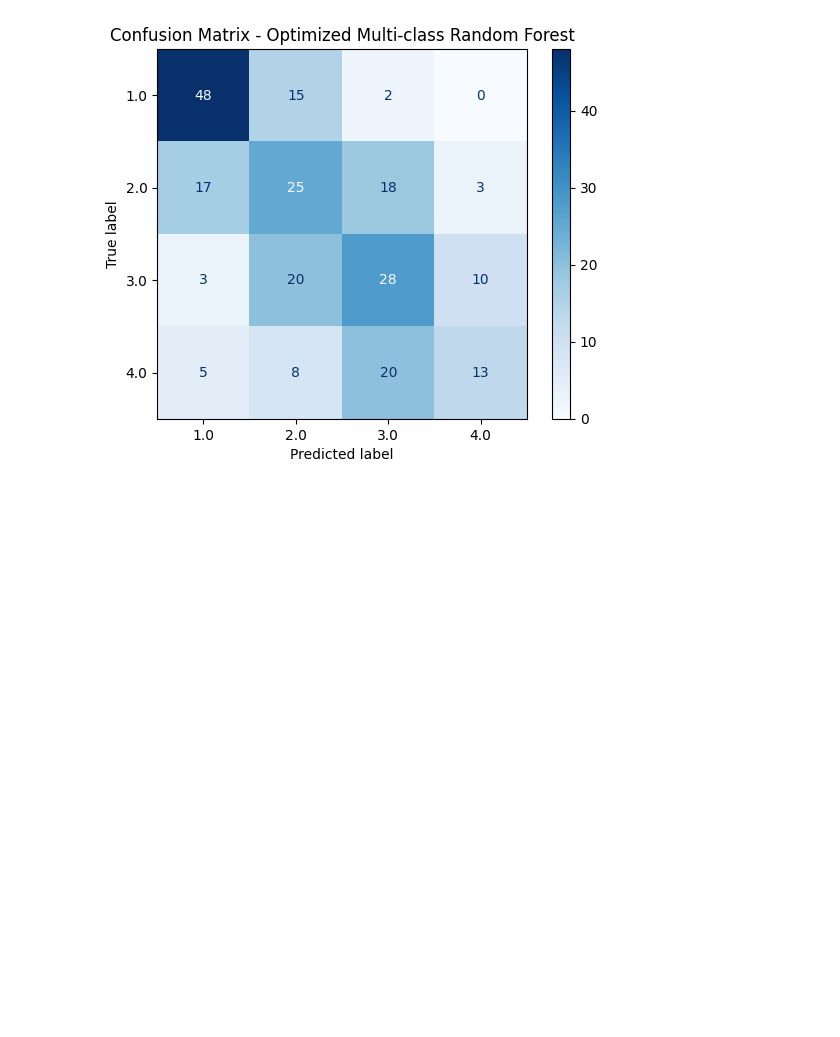
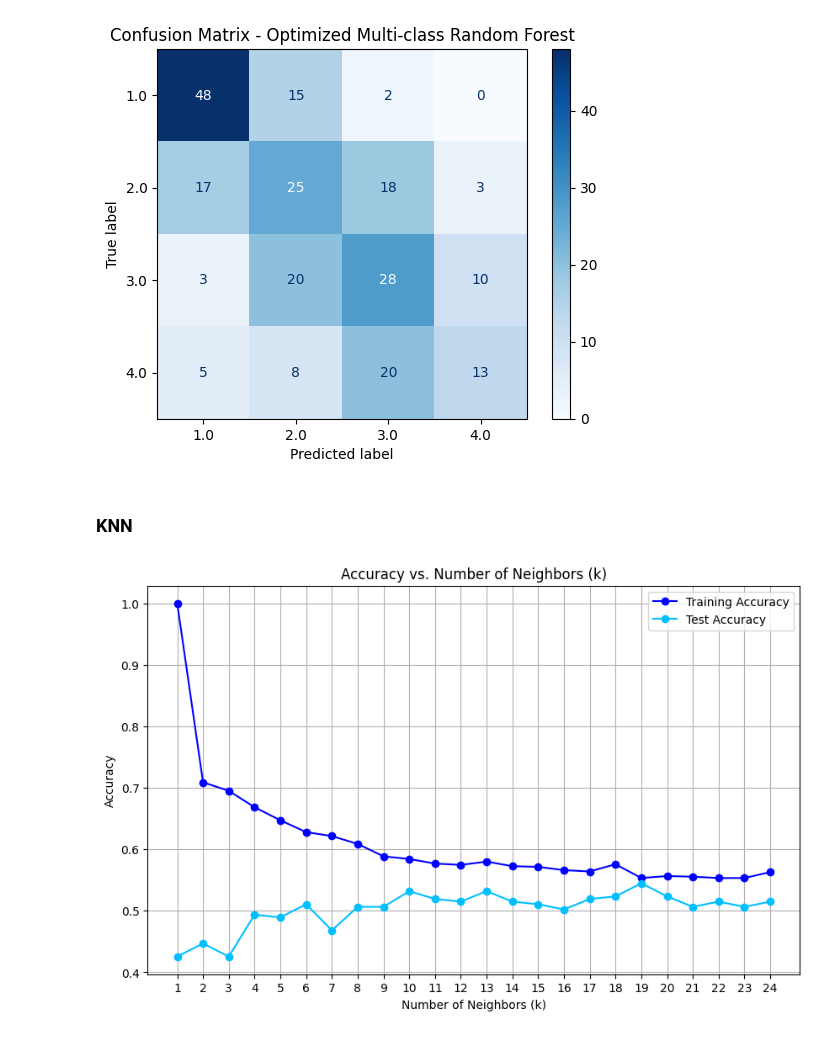
Before and after one commit to NandiniKodali988/F1-Through-Data, a Jupyter notebook: technical-details/supervised-learning/main.ipynb, the cells around one changed output. Cells and saved outputs as stored; diff of their text form; code cells hidden in the pictures; blank space fills up the shorter version.

```diff
--- a/technical-details/supervised-learning/main.ipynb
+++ b/technical-details/supervised-learning/main.ipynb
@@ -429,3 +432,41 @@ Classification Report - Optimized Multi-class Random Forest:
    macro avg       0.48      0.47      0.47       235
 weighted avg       0.49      0.49      0.48       235
 [figure]
+# %% [markdown]
+### KNN
+# %%
+# Range of k values to test
+k_values = range(1, 25)
+
+# Lists to store training and test accuracy
+train_accuracies = []
+test_accuracies = []
+
+for k in k_values:
+    # Initialize KNN with k neighbors
+    knn = KNeighborsClassifier(n_neighbors=k)
+
+    # Train the model
+    knn.fit(X_train, y_train)
+
+    # Predict on training and test data
+    y_train_pred = knn.predict(X_train)
+    y_test_pred = knn.predict(X_test)
+
+    # Calculate accuracy for training and test data
+    train_accuracies.append(accuracy_score(y_train, y_train_pred))
+    test_accuracies.append(accuracy_score(y_test, y_test_pred))
+
+# Plot accuracy vs. k value
+plt.figure(figsize=(10, 6))
+plt.plot(k_values, train_accuracies, label="Training Accuracy", marker='o', color='blue')
+plt.plot(k_values, test_accuracies, label="Test Accuracy", marker='o', color='deepskyblue')
+plt.xticks(k_values)
+plt.xlabel("Number of Neighbors (k)")
+plt.ylabel("Accuracy")
+plt.title("Accuracy vs. Number of Neighbors (k)")
+plt.legend()
+plt.grid(True)
+plt.show()
+# %% [output]
+[figure, added]
```
Also changed, not shown: parts of 3 cells of this notebook, 4 other files.
